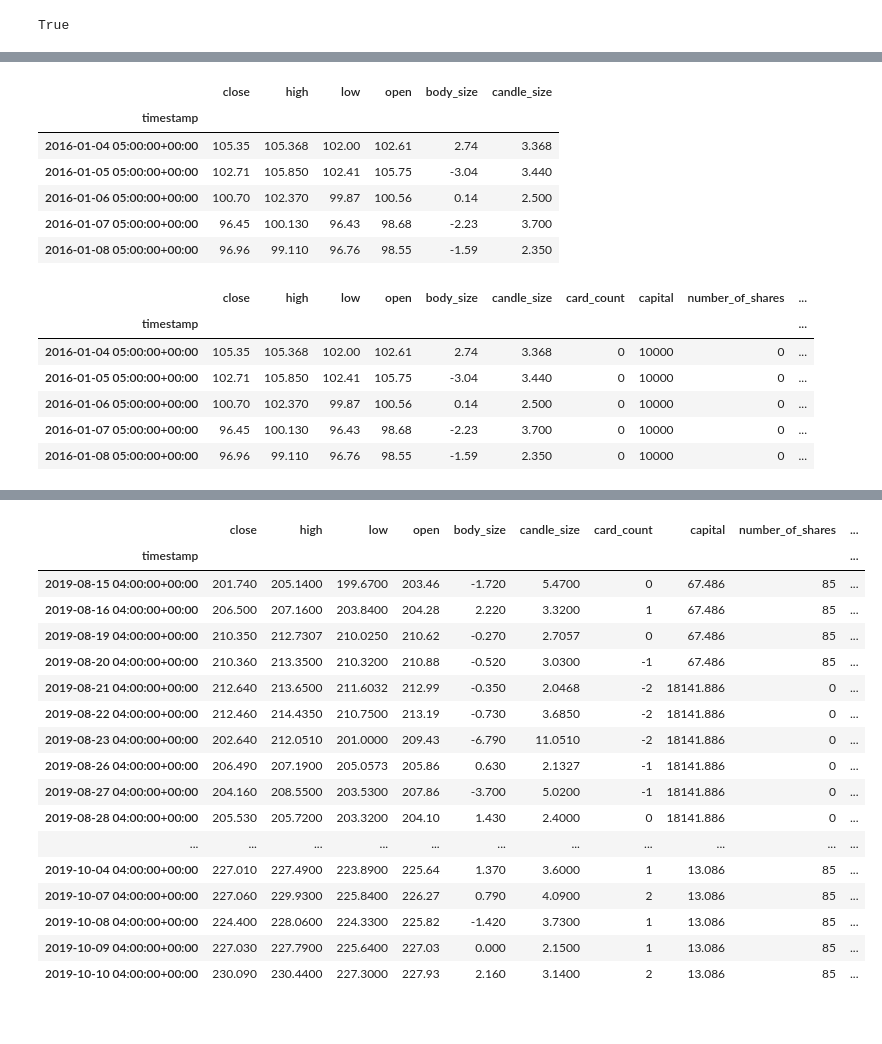
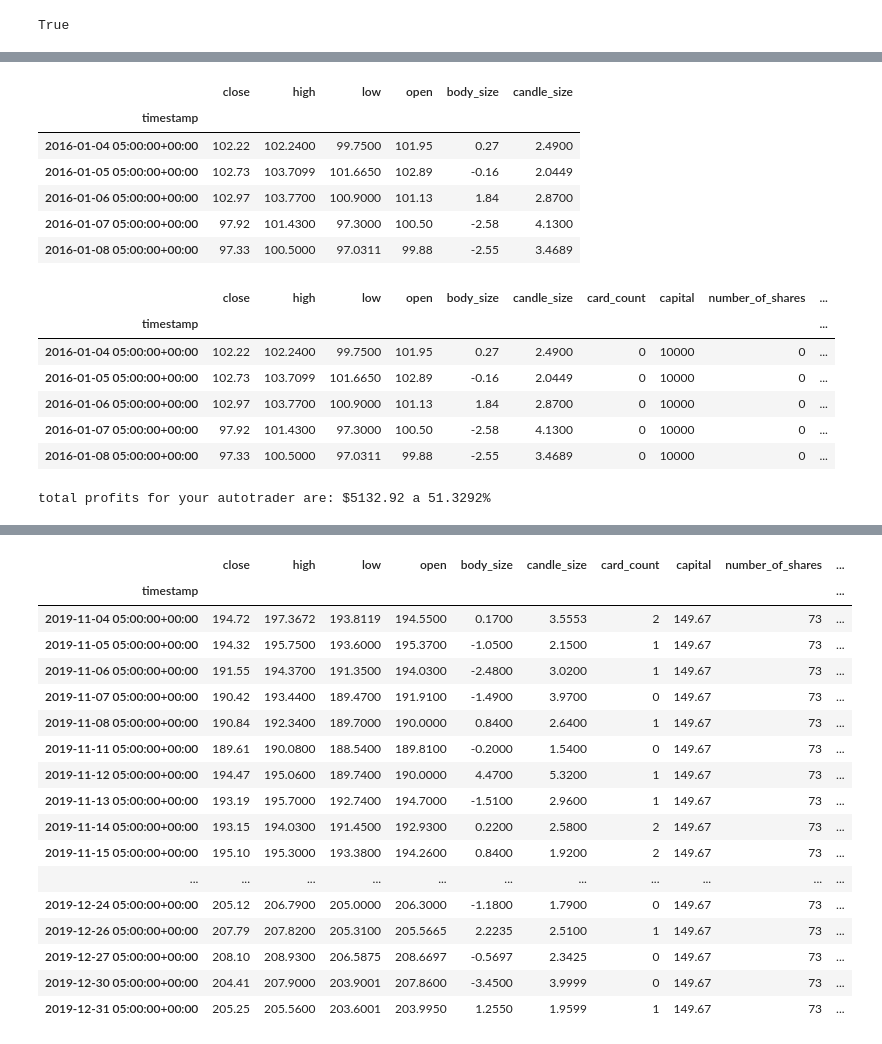
Before and after one commit to EtienneBrown1982/Counting_Cards_but_for_Equities, a Jupyter notebook: Code_edit_1_eb.ipynb, the cells around one changed output, grey strips where cells are left out. Saved outputs shown, nothing was run; the diff lists cells and outputs as text; code cells hidden in the pictures.

```diff
--- a/Code_edit_1_eb.ipynb
+++ b/Code_edit_1_eb.ipynb
@@ -36,7 +38,8 @@ api = tradeapi.REST(
 # "META" ticker has been temporarily hard coded into the system for ease of use
 
 # stock_symbol = input("Enter the stock symbol you want to analyze (e.g., AAPL): ")
-stock_symbol = "AAPL"
+
+stock_symbol = "META"
 # %%
 # Establish what time frame increment we will be looking at
 # currently we are working with the daily chart, but the theory would be to
@@ -51,14 +54,14 @@ time_frame = "1Day"
 
 # start_date_str = input("Enter the start date (YYYY-MM-DD): ")
 # start_date = datetime.strptime(start_date_str, "%Y-%m-%d")
-start_date = pd.Timestamp("2010-10-10", tz="America/New_York").isoformat()
+start_date = pd.Timestamp("2016-01-01", tz="America/New_York").isoformat()
 # %%
 # Get user input for the end date in datetime format
 # the end date has been hard coded for ease of programming and troubleshooting our code
 
 # end_date_str = input("Enter the end date (YYYY-MM-DD): ")
 # end_date = datetime.strptime(end_date_str, "%Y-%m-%d")
-end_date = pd.Timestamp("2019-10-10", tz="America/New_York").isoformat()
+end_date = pd.Timestamp("2020-01-01", tz="America/New_York").isoformat()
 # %%
 # trading_days = end_date - start_date
 
@@ -161,11 +164,11 @@ stock_data.head()
 # %% [output]
 |  | close | high | low | open | body_size | candle_size |
 | timestamp |  |  |  |  |  |  |
-| 2016-01-04 05:00:00+00:00 | 105.35 | 105.368 | 102.00 | 102.61 | 2.74 | 3.368 |
-| 2016-01-05 05:00:00+00:00 | 102.71 | 105.850 | 102.41 | 105.75 | -3.04 | 3.440 |
-| 2016-01-06 05:00:00+00:00 | 100.70 | 102.370 | 99.87 | 100.56 | 0.14 | 2.500 |
-| 2016-01-07 05:00:00+00:00 | 96.45 | 100.130 | 96.43 | 98.68 | -2.23 | 3.700 |
-| 2016-01-08 05:00:00+00:00 | 96.96 | 99.110 | 96.76 | 98.55 | -1.59 | 2.350 |
+| 2016-01-04 05:00:00+00:00 | 102.22 | 102.2400 | 99.7500 | 101.95 | 0.27 | 2.4900 |
+| 2016-01-05 05:00:00+00:00 | 102.73 | 103.7099 | 101.6650 | 102.89 | -0.16 | 2.0449 |
+| 2016-01-06 05:00:00+00:00 | 102.97 | 103.7700 | 100.9000 | 101.13 | 1.84 | 2.8700 |
+| 2016-01-07 05:00:00+00:00 | 97.92 | 101.4300 | 97.3000 | 100.50 | -2.58 | 4.1300 |
+| 2016-01-08 05:00:00+00:00 | 97.33 | 100.5000 | 97.0311 | 99.88 | -2.55 | 3.4689 |
 # %%
 # initialize variables to be used in calculations
 # identify the max body size and minimum candle size within the dataframe
@@ -204,29 +207,29 @@ number_of_rows = len(stock_data)
 
 initial_investment = 10000
 
-holding_binary = 0
+# initialize strategy tracking variables and add to stock_data df
 
-# initialize strategy tracking variables and add to stock_data df.
 stock_data["capital"] = initial_investment
 stock_data["number_of_shares"] = 0
 stock_data["investment"] = 0
 stock_data["profits"] = 0
 
+# variables that will be used to calculate profits/losses from buys/sells
+
 capital = initial_investment
 number_of_shares = 0
 investment = 0
-#investment_2 = 0
 profits = 0
 
 stock_data.head()
 # %% [output]
 |  | close | high | low | open | body_size | candle_size | card_count | capital | number_of_shares | ... |
 | timestamp |  |  |  |  |  |  |  |  |  | ... |
-| 2016-01-04 05:00:00+00:00 | 105.35 | 105.368 | 102.00 | 102.61 | 2.74 | 3.368 | 0 | 10000 | 0 | ... |
-| 2016-01-05 05:00:00+00:00 | 102.71 | 105.850 | 102.41 | 105.75 | -3.04 | 3.440 | 0 | 10000 | 0 | ... |
-| 2016-01-06 05:00:00+00:00 | 100.70 | 102.370 | 99.87 | 100.56 | 0.14 | 2.500 | 0 | 10000 | 0 | ... |
-| 2016-01-07 05:00:00+00:00 | 96.45 | 100.130 | 96.43 | 98.68 | -2.23 | 3.700 | 0 | 10000 | 0 | ... |
-| 2016-01-08 05:00:00+00:00 | 96.96 | 99.110 | 96.76 | 98.55 | -1.59 | 2.350 | 0 | 10000 | 0 | ... |
+| 2016-01-04 05:00:00+00:00 | 102.22 | 102.2400 | 99.7500 | 101.95 | 0.27 | 2.4900 | 0 | 10000 | 0 | ... |
+| 2016-01-05 05:00:00+00:00 | 102.73 | 103.7099 | 101.6650 | 102.89 | -0.16 | 2.0449 | 0 | 10000 | 0 | ... |
+| 2016-01-06 05:00:00+00:00 | 102.97 | 103.7700 | 100.9000 | 101.13 | 1.84 | 2.8700 | 0 | 10000 | 0 | ... |
+| 2016-01-07 05:00:00+00:00 | 97.92 | 101.4300 | 97.3000 | 100.50 | -2.58 | 4.1300 | 0 | 10000 | 0 | ... |
+| 2016-01-08 05:00:00+00:00 | 97.33 | 100.5000 | 97.0311 | 99.88 | -2.55 | 3.4689 | 0 | 10000 | 0 | ... |
 # %%
 # initialize variables and assign values based off of first row for calculations
 
@@ -292,13 +295,15 @@ for index, row in islice(stock_data.iterrows(), 1, None):
 
     if (current_count == threshold) and (number_of_shares == 0):
         number_of_shares = np.floor(capital / current_close)
-        investment = np.floor(capital / current_close) * current_close
+        investment = number_of_shares * current_close
         capital = capital - investment
     elif (current_count == -threshold) and (number_of_shares != 0):
         profits = (number_of_shares * current_close) - investment
         capital = capital + investment + profits
         investment = 0
         number_of_shares = 0
+    else:
+        profits = (number_of_shares * current_close) - investment
 
         #stock_data.at[index,"investment"] = number_of_shares * current_close
         #profits = row[9] - investment
@@ -322,8 +327,19 @@ for index, row in islice(stock_data.iterrows(), 1, None):
 
     stock_data.at[index,"card_count"] = current_count
 
+if (number_of_shares == 0):
+    total_profit = capital
+elif (number_of_shares != 0):
+    total_profit = (capital + investment + profits) - initial_investment
+
+total_profit = round(total_profit,2)
+percent_profit = (total_profit/initial_investment)*100
+
+print(f"total profits for your autotrader are: ${total_profit} a {percent_profit}%")
+
 display(stock_data.head(40))
 display(stock_data.tail(40))
 # %% [output]
+total profits for your autotrader are: $5132.92 a 51.3292%
 |  | close | high | low | open | body_size | candle_size | card_count | capital | number_of_shares | ... |
 | timestamp |  |  |  |  |  |  |  |  |  | ... |
@@ -346,18 +362,18 @@ display(stock_data.tail(40))
 |  | close | high | low | open | body_size | candle_size | card_count | capital | number_of_shares | ... |
 | timestamp |  |  |  |  |  |  |  |  |  | ... |
-| 2019-08-15 04:00:00+00:00 | 201.740 | 205.1400 | 199.6700 | 203.46 | -1.720 | 5.4700 | 0 | 67.486 | 85 | ... |
-| 2019-08-16 04:00:00+00:00 | 206.500 | 207.1600 | 203.8400 | 204.28 | 2.220 | 3.3200 | 1 | 67.486 | 85 | ... |
-| 2019-08-19 04:00:00+00:00 | 210.350 | 212.7307 | 210.0250 | 210.62 | -0.270 | 2.7057 | 0 | 67.486 | 85 | ... |
-| 2019-08-20 04:00:00+00:00 | 210.360 | 213.3500 | 210.3200 | 210.88 | -0.520 | 3.0300 | -1 | 67.486 | 85 | ... |
-| 2019-08-21 04:00:00+00:00 | 212.640 | 213.6500 | 211.6032 | 212.99 | -0.350 | 2.0468 | -2 | 18141.886 | 0 | ... |
-| 2019-08-22 04:00:00+00:00 | 212.460 | 214.4350 | 210.7500 | 213.19 | -0.730 | 3.6850 | -2 | 18141.886 | 0 | ... |
-| 2019-08-23 04:00:00+00:00 | 202.640 | 212.0510 | 201.0000 | 209.43 | -6.790 | 11.0510 | -2 | 18141.886 | 0 | ... |
-| 2019-08-26 04:00:00+00:00 | 206.490 | 207.1900 | 205.0573 | 205.86 | 0.630 | 2.1327 | -1 | 18141.886 | 0 | ... |
-| 2019-08-27 04:00:00+00:00 | 204.160 | 208.5500 | 203.5300 | 207.86 | -3.700 | 5.0200 | -1 | 18141.886 | 0 | ... |
-| 2019-08-28 04:00:00+00:00 | 205.530 | 205.7200 | 203.3200 | 204.10 | 1.430 | 2.4000 | 0 | 18141.886 | 0 | ... |
+| 2019-11-04 05:00:00+00:00 | 194.72 | 197.3672 | 193.8119 | 194.5500 | 0.1700 | 3.5553 | 2 | 149.67 | 73 | ... |
+| 2019-11-05 05:00:00+00:00 | 194.32 | 195.7500 | 193.6000 | 195.3700 | -1.0500 | 2.1500 | 1 | 149.67 | 73 | ... |
+| 2019-11-06 05:00:00+00:00 | 191.55 | 194.3700 | 191.3500 | 194.0300 | -2.4800 | 3.0200 | 1 | 149.67 | 73 | ... |
+| 2019-11-07 05:00:00+00:00 | 190.42 | 193.4400 | 189.4700 | 191.9100 | -1.4900 | 3.9700 | 0 | 149.67 | 73 | ... |
+| 2019-11-08 05:00:00+00:00 | 190.84 | 192.3400 | 189.7000 | 190.0000 | 0.8400 | 2.6400 | 1 | 149.67 | 73 | ... |
+| 2019-11-11 05:00:00+00:00 | 189.61 | 190.0800 | 188.5400 | 189.8100 | -0.2000 | 1.5400 | 0 | 149.67 | 73 | ... |
+| 2019-11-12 05:00:00+00:00 | 194.47 | 195.0600 | 189.7400 | 190.0000 | 4.4700 | 5.3200 | 1 | 149.67 | 73 | ... |
+| 2019-11-13 05:00:00+00:00 | 193.19 | 195.7000 | 192.7400 | 194.7000 | -1.5100 | 2.9600 | 1 | 149.67 | 73 | ... |
+| 2019-11-14 05:00:00+00:00 | 193.15 | 194.0300 | 191.4500 | 192.9300 | 0.2200 | 2.5800 | 2 | 149.67 | 73 | ... |
+| 2019-11-15 05:00:00+00:00 | 195.10 | 195.3000 | 193.3800 | 194.2600 | 0.8400 | 1.9200 | 2 | 149.67 | 73 | ... |
 | ... | ... | ... | ... | ... | ... | ... | ... | ... | ... | ... |
-| 2019-10-04 04:00:00+00:00 | 227.010 | 227.4900 | 223.8900 | 225.64 | 1.370 | 3.6000 | 1 | 13.086 | 85 | ... |
-| 2019-10-07 04:00:00+00:00 | 227.060 | 229.9300 | 225.8400 | 226.27 | 0.790 | 4.0900 | 2 | 13.086 | 85 | ... |
-| 2019-10-08 04:00:00+00:00 | 224.400 | 228.0600 | 224.3300 | 225.82 | -1.420 | 3.7300 | 1 | 13.086 | 85 | ... |
-| 2019-10-09 04:00:00+00:00 | 227.030 | 227.7900 | 225.6400 | 227.03 | 0.000 | 2.1500 | 1 | 13.086 | 85 | ... |
-| 2019-10-10 04:00:00+00:00 | 230.090 | 230.4400 | 227.3000 | 227.93 | 2.160 | 3.1400 | 2 | 13.086 | 85 | ... |
+| 2019-12-24 05:00:00+00:00 | 205.12 | 206.7900 | 205.0000 | 206.3000 | -1.1800 | 1.7900 | 0 | 149.67 | 73 | ... |
+| 2019-12-26 05:00:00+00:00 | 207.79 | 207.8200 | 205.3100 | 205.5665 | 2.2235 | 2.5100 | 1 | 149.67 | 73 | ... |
+| 2019-12-27 05:00:00+00:00 | 208.10 | 208.9300 | 206.5875 | 208.6697 | -0.5697 | 2.3425 | 0 | 149.67 | 73 | ... |
+| 2019-12-30 05:00:00+00:00 | 204.41 | 207.9000 | 203.9001 | 207.8600 | -3.4500 | 3.9999 | 0 | 149.67 | 73 | ... |
+| 2019-12-31 05:00:00+00:00 | 205.25 | 205.5600 | 203.6001 | 203.9950 | 1.2550 | 1.9599 | 1 | 149.67 | 73 | ... |
```
Also changed, not shown: parts of 8 cells of this notebook, 2 other files.
